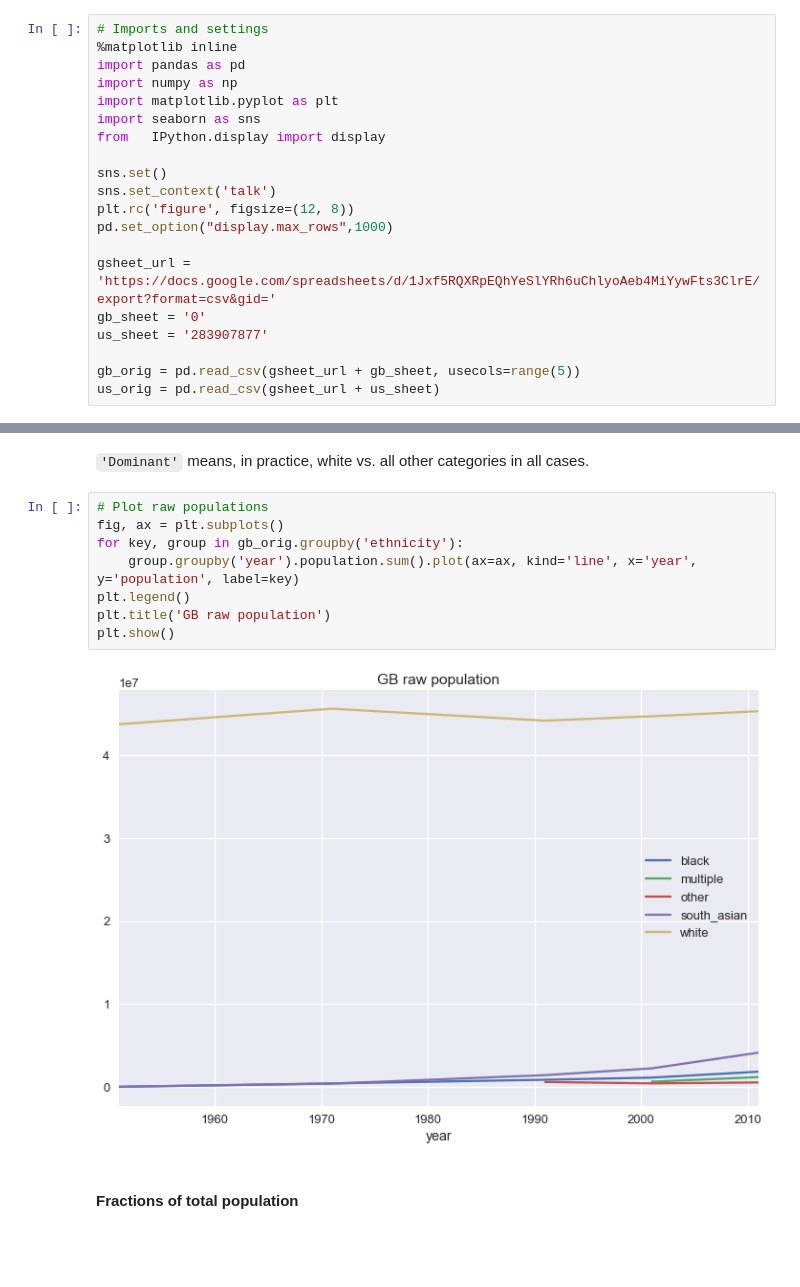
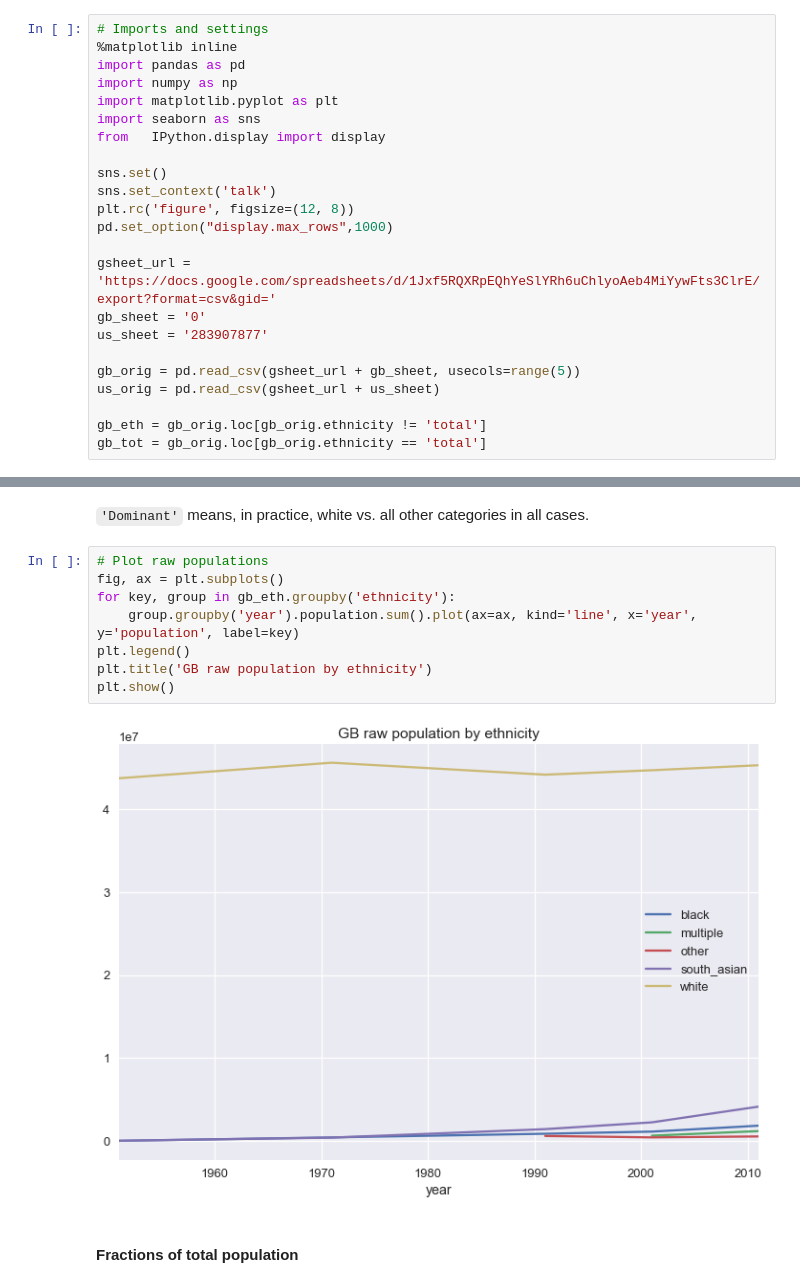
Before and after one commit to wilkens/noveltm-national-demographics, a Jupyter notebook: National Demographics.ipynb, the cells around one changed output, grey strips where cells are left out. Drawn from its saved outputs; the diff is of its cells as text; blank space fills up the shorter version.

```diff
--- a/National Demographics.ipynb
+++ b/National Demographics.ipynb
@@ -28,6 +28,9 @@ us_sheet = '283907877'
 
 gb_orig = pd.read_csv(gsheet_url + gb_sheet, usecols=range(5))
 us_orig = pd.read_csv(gsheet_url + us_sheet)
+
+gb_eth = gb_orig.loc[gb_orig.ethnicity != 'total']
+gb_tot = gb_orig.loc[gb_orig.ethnicity == 'total']
 # %% [markdown]
 ## Great Britain
 
@@ -55,13 +58,13 @@ gb_orig.head()
 # %%
 # Plot raw populations
 fig, ax = plt.subplots()
-for key, group in gb_orig.groupby('ethnicity'):
+for key, group in gb_eth.groupby('ethnicity'):
     group.groupby('year').population.sum().plot(ax=ax, kind='line', x='year', y='population', label=key)
 plt.legend()
-plt.title('GB raw population')
+plt.title('GB raw population by ethnicity')
 plt.show()
 # %% [output]
-[figure, old version]
+[figure, new version]
 # %% [markdown]
 #### Fractions of total population
 # %%
```
Also changed, not shown: parts of 13 cells of this notebook, 3 other files.
